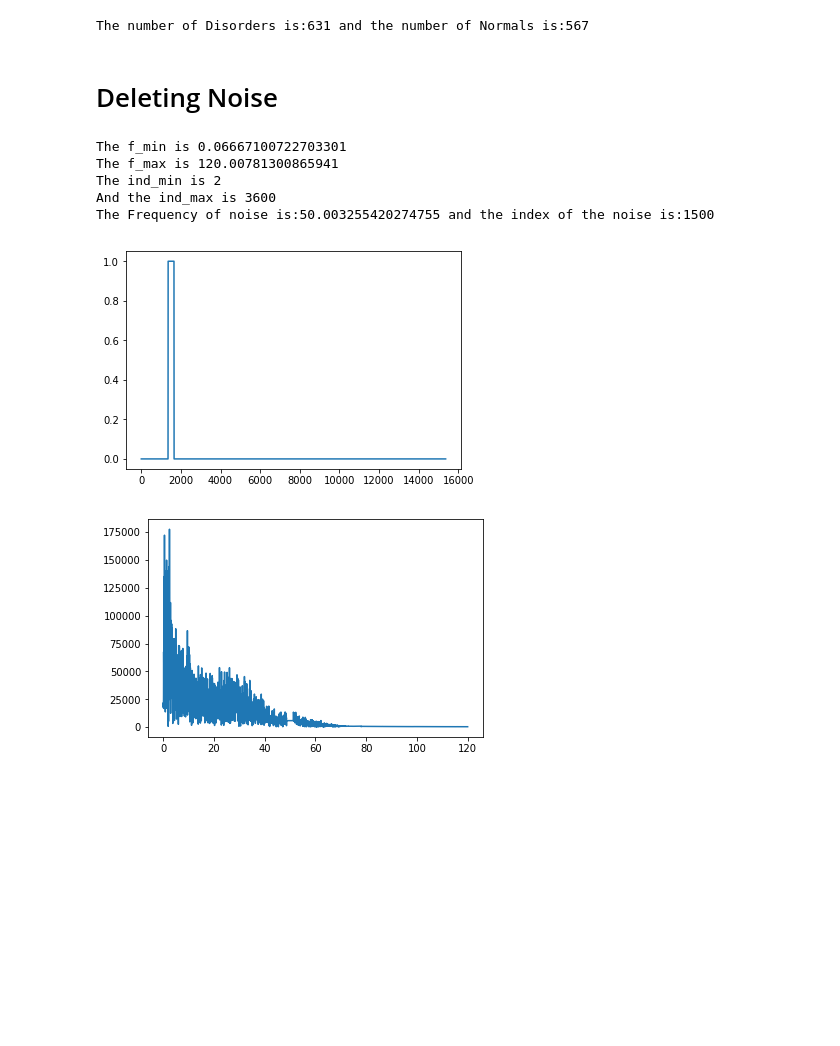
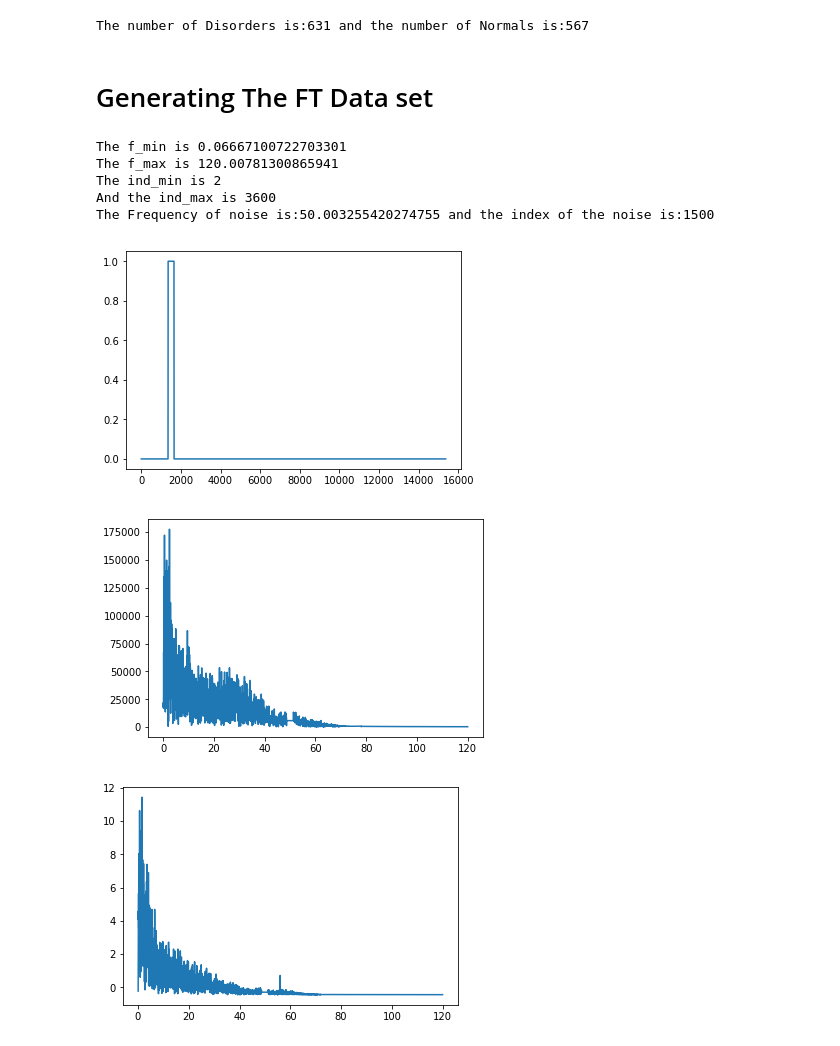
Before and after one commit to alifele/EEG-SelfResearch, a Jupyter notebook: Ensemble.ipynb, the cells around one changed output. Saved outputs shown, nothing was run; the diff lists cells and outputs as text; code cells hidden in the pictures; blank space fills up the shorter version.

```diff
--- a/Ensemble.ipynb
+++ b/Ensemble.ipynb
@@ -106,8 +109,8 @@ n_D , n_N = len(data['D']), len(data['N'])
 print('The number of Disorders is:{} and the number of Normals is:{}'.format(n_D, n_N))
 # %% [output]
 The number of Disorders is:631 and the number of Normals is:567
-# %% [markdown]
-# Deleting Noise
+# %% [markdown]
+# Generating The FT Data set
 # %%
 def Clear_FDomain():
   index = np.arange(0,512*30)
@@ -171,13 +174,45 @@ def Clear_FDomain():
       FT['D'] = np.array(FT['D'])
   plt.figure()
   plt.plot(f, FT['N'][56][8])
+
+
+
+
+  FT_matrix_N = FT['N']
+  FT_matrix_D = FT['D']
+
+  temp_D = FT_matrix_D.reshape((FT_matrix_D.shape[0],FT_matrix_D.shape[2],FT_matrix_D.shape[1]))
+  temp_N = FT_matrix_N.reshape((FT_matrix_N.shape[0],FT_matrix_N.shape[2],FT_matrix_N.shape[1]))
+  #or d in range(FT_matrix.shape[0]):
+  scaler = StandardScaler()
+
+  for n in range(FT_matrix_N.shape[0]):
+    temp_N[n]= scaler.fit_transform(FT_matrix_N[n].T)
+
+  for d in range(FT_matrix_D.shape[0]):
+    temp_D[d]= scaler.fit_transform(FT_matrix_D[d].T)
+
+
+  for n in range(FT_matrix_N.shape[0]):
+    FT_matrix_N[n]= temp_N[n].T
+
+  for d in range(FT_matrix_D.shape[0]):
+    FT_matrix_D[d]= temp_D[d].T
+
+
+  plt.figure()
+  plt.plot(f,FT_matrix_D[56,8])
+  FT_matrix_D.shape, FT_matrix_N.shape
+
+  return FT_matrix_D, FT_matrix_N
-# %%
-Clear_FDomain()
-# %% [output]
-The f_min is 0.06667100722703301
-The f_max is 120.00781300865941
-The ind_min is 2
-And the ind_max is 3600
-The Frequency of noise is:50.003255420274755 and the index of the noise is:1500
-[figure, removed]
-[figure, removed]
+# %%
+F_D, F_N = Clear_FDomain()
+# %% [output]
+The f_min is 0.06667100722703301
+The f_max is 120.00781300865941
+The ind_min is 2
+And the ind_max is 3600
+The Frequency of noise is:50.003255420274755 and the index of the noise is:1500
+[figure, added]
+[figure, added]
+[figure, added]
```
Also changed, not shown: parts of 8 cells of this notebook.
